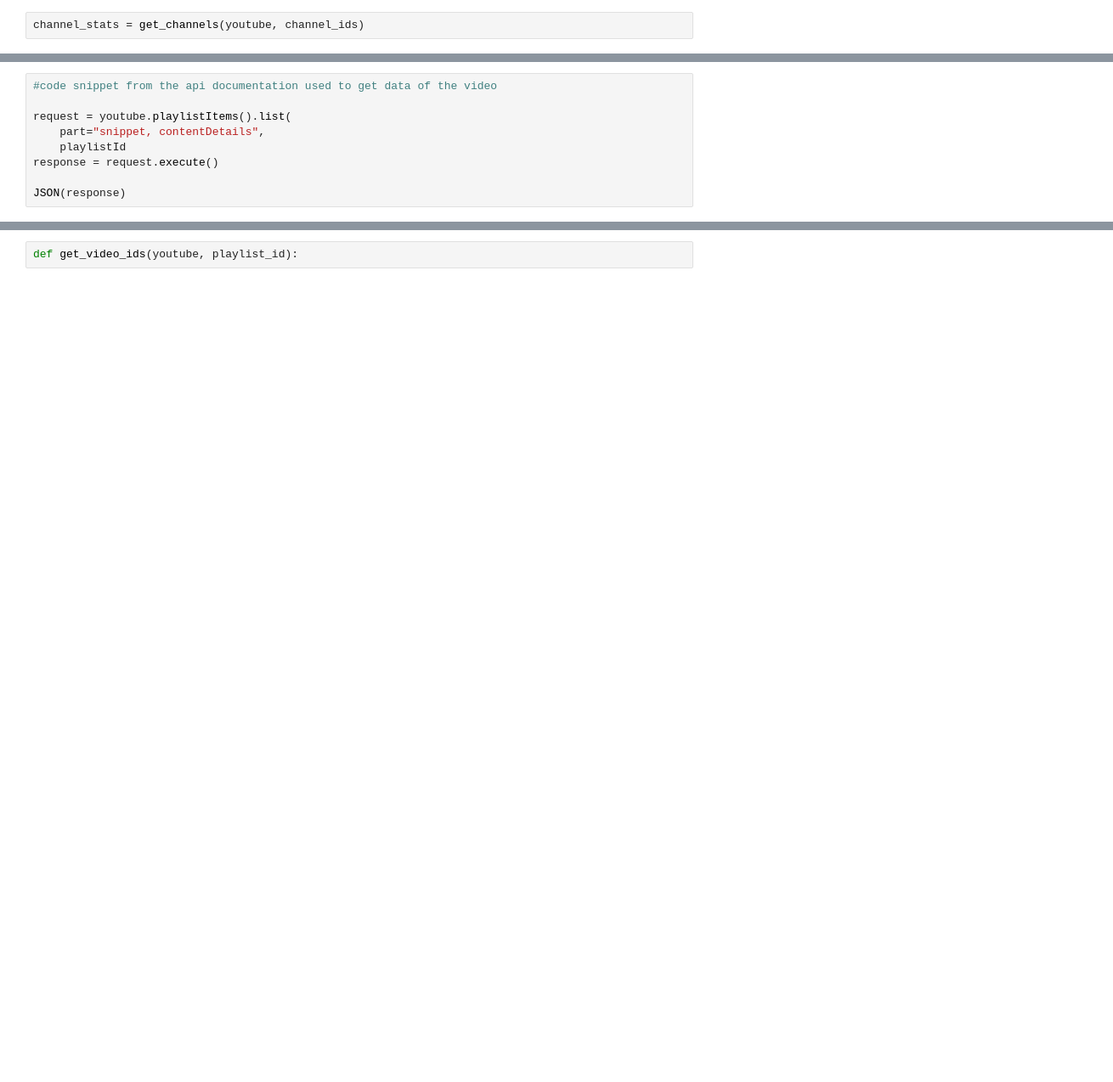
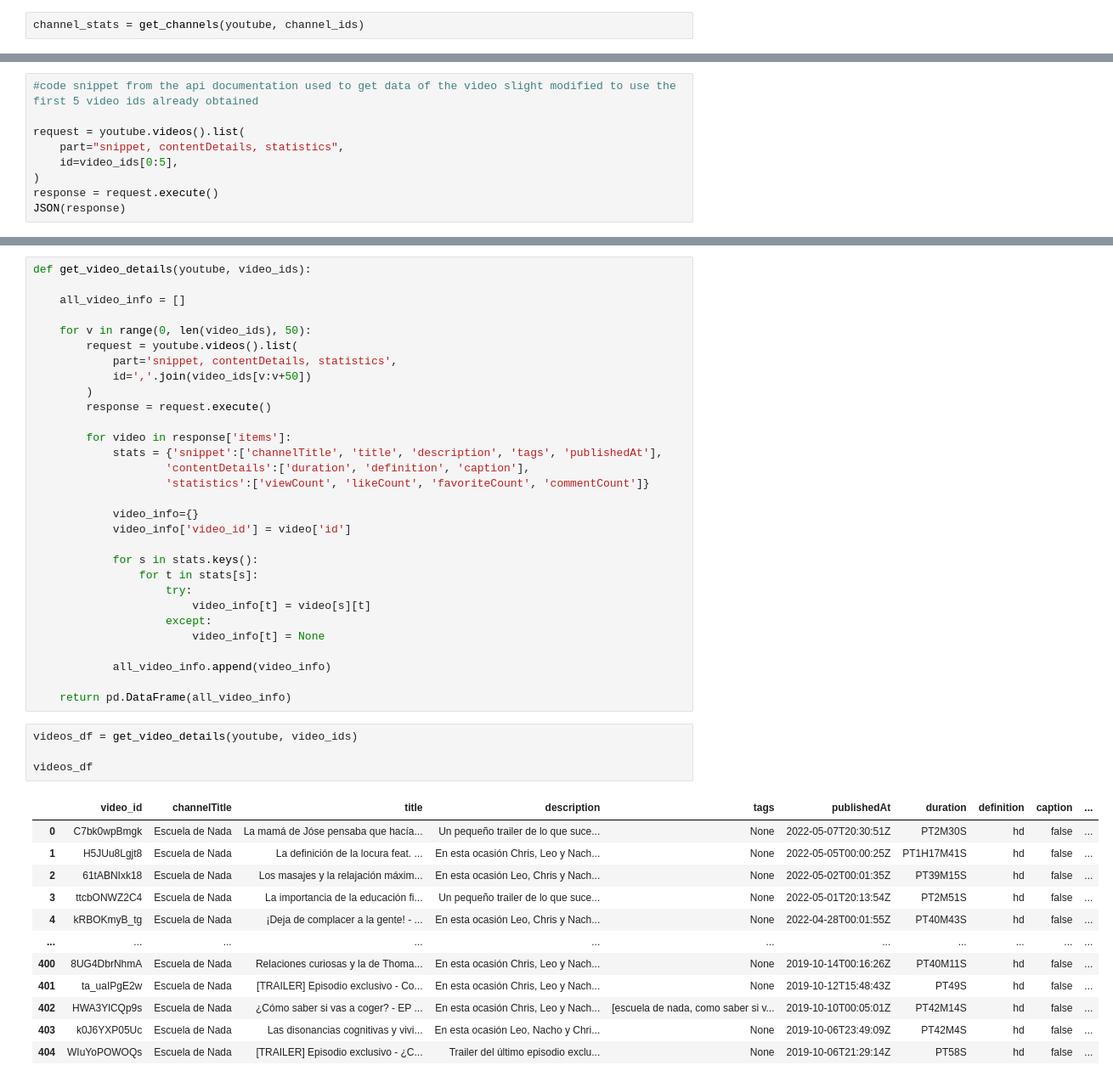
Before and after one commit to jarmasp/Youtube-portfolio-project, a Jupyter notebook: Youtube python project.ipynb, the cells around one changed output, grey strips where cells are left out. Shown: that part at 85% size. Cells and saved outputs as stored; diff of their text form; blank space fills up the shorter version.

```diff
--- a/Youtube python project.ipynb
+++ b/Youtube python project.ipynb
@@ -133,10 +199,10 @@ playlist_id = ['UUZ4-r3oIR6xgiA7V7_F4pFw',
 # %%
-#code snippet from the api documentation used to get data of the video
+#code snippet from the api documentation used to get data of the video slight modified to use the first 5 video ids already obtained
 
-request = youtube.playlistItems().list(
-    part="snippet, contentDetails",
-    playlistId
+request = youtube.videos().list(
+    part="snippet, contentDetails, statistics",
+    id=video_ids[0:5],
+)
 response = request.execute()
-
 JSON(response)
 # %% [output]
@@ -144,2 +210,47 @@ SyntaxError: invalid syntax (<ipython-input-42-0561a292091e>, line 5)
-# %%
-def get_video_ids(youtube, playlist_id):
+# %%
+def get_video_details(youtube, video_ids):
+
+    all_video_info = []
+
+    for v in range(0, len(video_ids), 50):
+        request = youtube.videos().list(
+            part='snippet, contentDetails, statistics',
+            id=','.join(video_ids[v:v+50])
+        )
+        response = request.execute()
+
+        for video in response['items']:
+            stats = {'snippet':['channelTitle', 'title', 'description', 'tags', 'publishedAt'],
+                    'contentDetails':['duration', 'definition', 'caption'],
+                    'statistics':['viewCount', 'likeCount', 'favoriteCount', 'commentCount']}
+
+            video_info={}
+            video_info['video_id'] = video['id']
+
+            for s in stats.keys():
+                for t in stats[s]:
+                    try:
+                        video_info[t] = video[s][t]
+                    except:
+                        video_info[t] = None
+
+            all_video_info.append(video_info)
+
+    return pd.DataFrame(all_video_info)
+# %%
+videos_df = get_video_details(youtube, video_ids)
+
+videos_df
+# %% [output]
+|  | video_id | channelTitle | title | description | tags | publishedAt | duration | definition | caption | ... |
+| 0 | C7bk0wpBmgk | Escuela de Nada | La mamá de Jóse pensaba que hacía... | Un pequeño trailer de lo que suce... | None | 2022-05-07T20:30:51Z | PT2M30S | hd | false | ... |
+| 1 | H5JUu8Lgjt8 | Escuela de Nada | La definición de la locura feat. ... | En esta ocasión Chris, Leo y Nach... | None | 2022-05-05T00:00:25Z | PT1H17M41S | hd | false | ... |
+| 2 | 61tABNIxk18 | Escuela de Nada | Los masajes y la relajación máxim... | En esta ocasión Leo, Chris y Nach... | None | 2022-05-02T00:01:35Z | PT39M15S | hd | false | ... |
+| 3 | ttcbONWZ2C4 | Escuela de Nada | La importancia de la educación fi... | Un pequeño trailer de lo que suce... | None | 2022-05-01T20:13:54Z | PT2M51S | hd | false | ... |
+| 4 | kRBOKmyB_tg | Escuela de Nada | ¡Deja de complacer a la gente! - ... | En esta ocasión Leo, Chris y Nach... | None | 2022-04-28T00:01:55Z | PT40M43S | hd | false | ... |
+| ... | ... | ... | ... | ... | ... | ... | ... | ... | ... | ... |
+| 400 | 8UG4DbrNhmA | Escuela de Nada | Relaciones curiosas y la de Thoma... | En esta ocasión Chris, Leo y Nach... | None | 2019-10-14T00:16:26Z | PT40M11S | hd | false | ... |
+| 401 | ta_uaIPgE2w | Escuela de Nada | [TRAILER] Episodio exclusivo - Co... | En esta ocasión Chris, Leo y Nach... | None | 2019-10-12T15:48:43Z | PT49S | hd | false | ... |
+| 402 | HWA3YlCQp9s | Escuela de Nada | ¿Cómo saber si vas a coger? - EP ... | En esta ocasión Chris, Leo y Nach... | [escuela de nada, como saber si v... | 2019-10-10T00:05:01Z | PT42M14S | hd | false | ... |
+| 403 | k0J6YXP05Uc | Escuela de Nada | Las disonancias cognitivas y vivi... | En esta ocasión Leo, Nacho y Chri... | None | 2019-10-06T23:49:09Z | PT42M4S | hd | false | ... |
+| 404 | WIuYoPOWOQs | Escuela de Nada | [TRAILER] Episodio exclusivo - ¿C... | Trailer del último episodio exclu... | None | 2019-10-06T21:29:14Z | PT58S | hd | false | ... |
```
Also changed, not shown: parts of 18 cells of this notebook.
